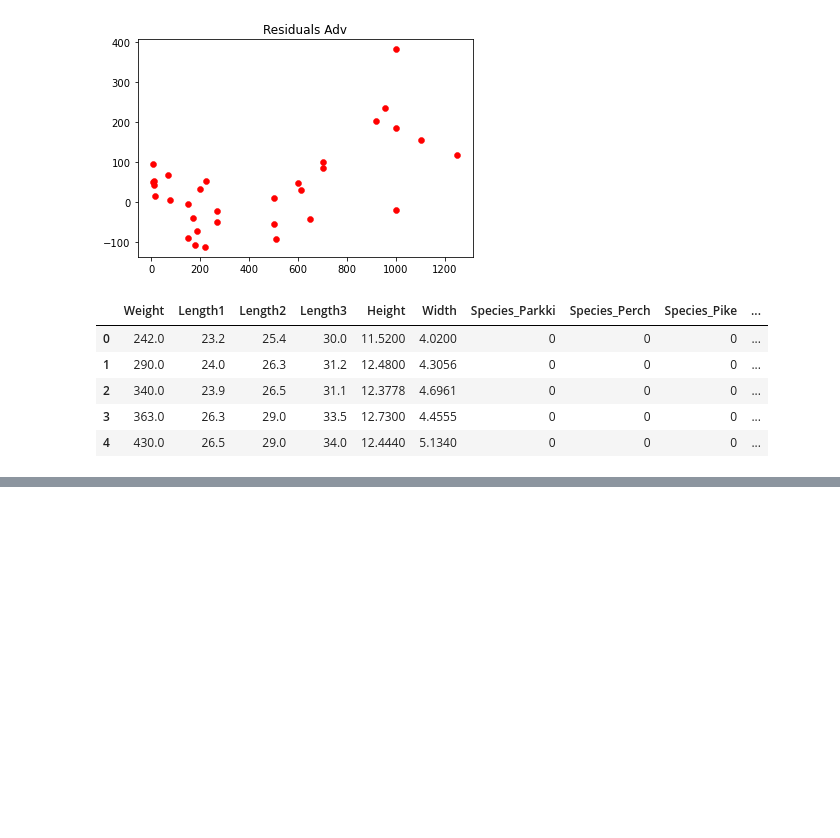
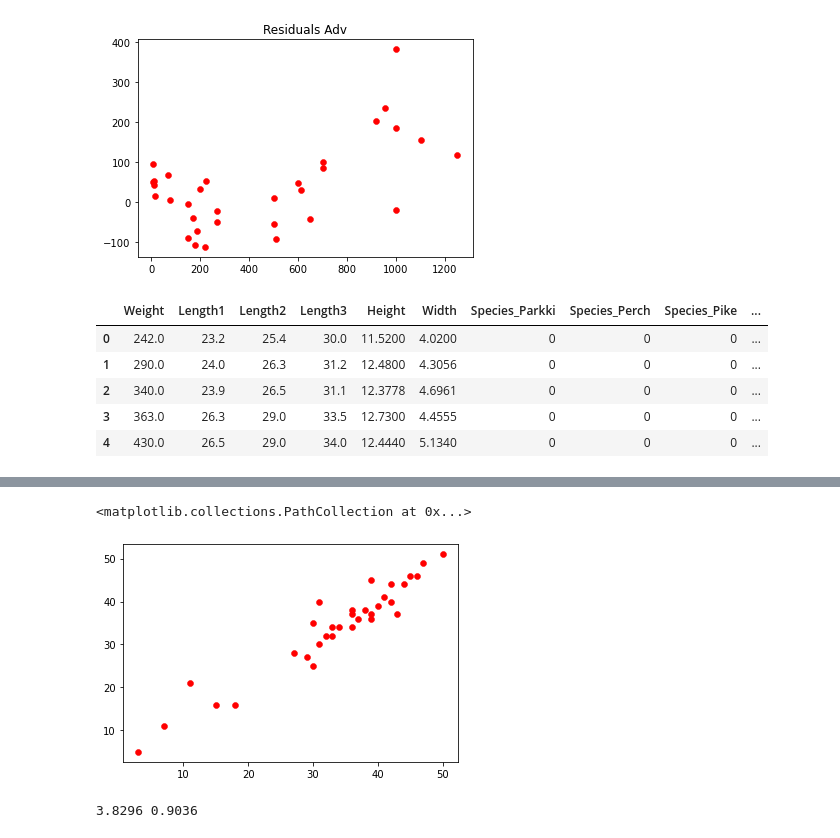
Before and after one commit to malfaroe/Framework, a Jupyter notebook: ImplementProjects/SimpleRegression.ipynb, the cells around one changed output, grey strips where cells are left out. Cells and saved outputs as stored; diff of their text form; code cells hidden in the pictures; blank space fills up the shorter version.

```diff
--- a/ImplementProjects/SimpleRegression.ipynb
+++ b/ImplementProjects/SimpleRegression.ipynb
@@ -684,3 +684,6 @@ data.head()
 | 2 | 340.0 | 23.9 | 26.5 | 31.1 | 12.3778 | 4.6961 | 0 | 0 | 0 | ... |
 | 3 | 363.0 | 26.3 | 29.0 | 33.5 | 12.7300 | 4.4555 | 0 | 0 | 0 | ... |
 | 4 | 430.0 | 26.5 | 29.0 | 34.0 | 12.4440 | 5.1340 | 0 | 0 | 0 | ... |
+# %%
+df = pd.read_csv("O2.csv", sep = ";")
+df.head()
@@ -686,0 +697,15 @@ data.head()
+# %%
+#First: visualize the data
+X = df.Red_solid
+y = df.Red_O2
+plt.scatter(X,y,c="red",lw=0.5)
+# %% [output]
+<matplotlib.collections.PathCollection at 0x...>
+[figure, added]
+# %%
+#Estimate fitted regression line
+ols = OLS()
+beta_0, beta_1 = ols.fit(X,y)
+print(beta_0, beta_1)
+# %% [output]
+3.8296 0.9036
```
Also changed, not shown: parts of 23 cells of this notebook, 1 other file.
